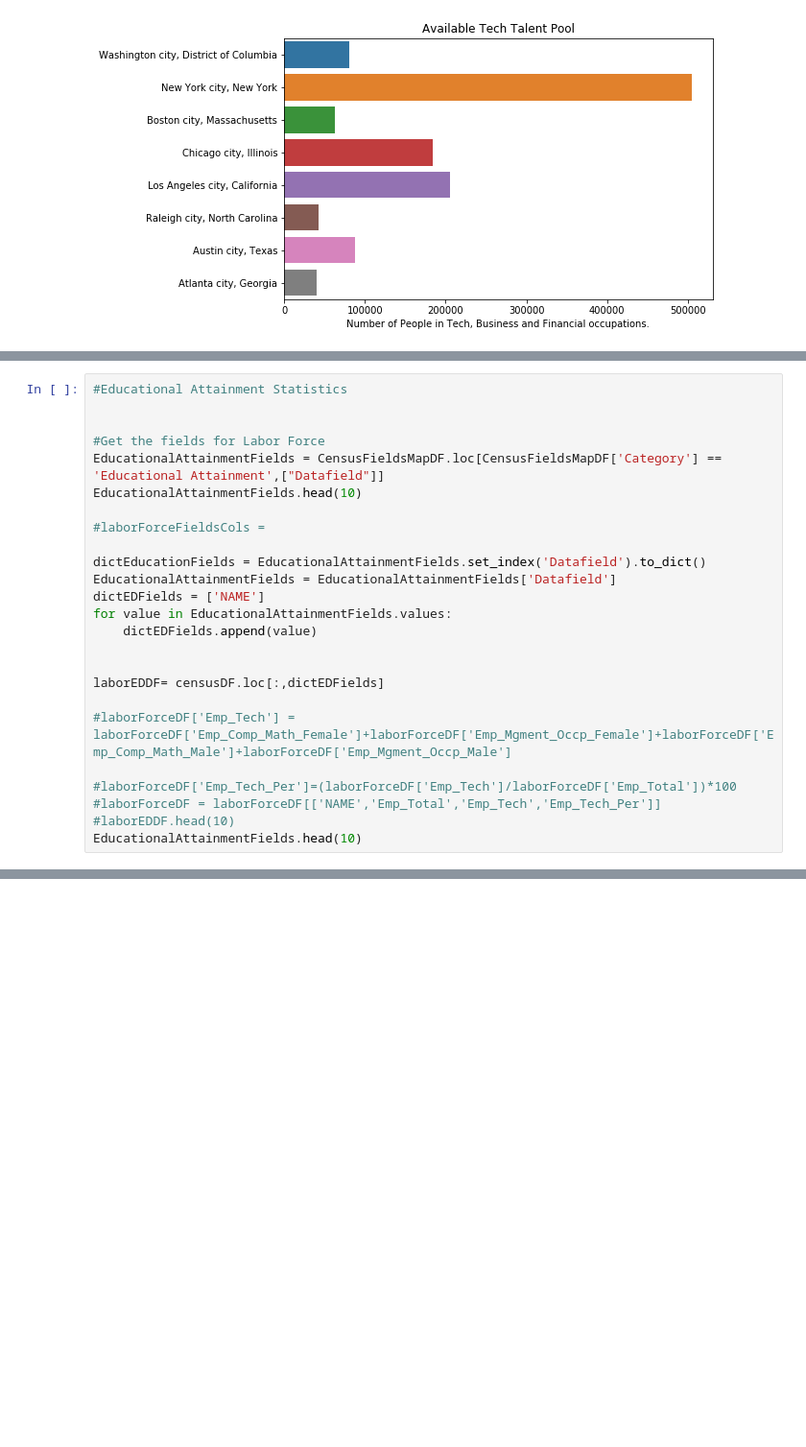
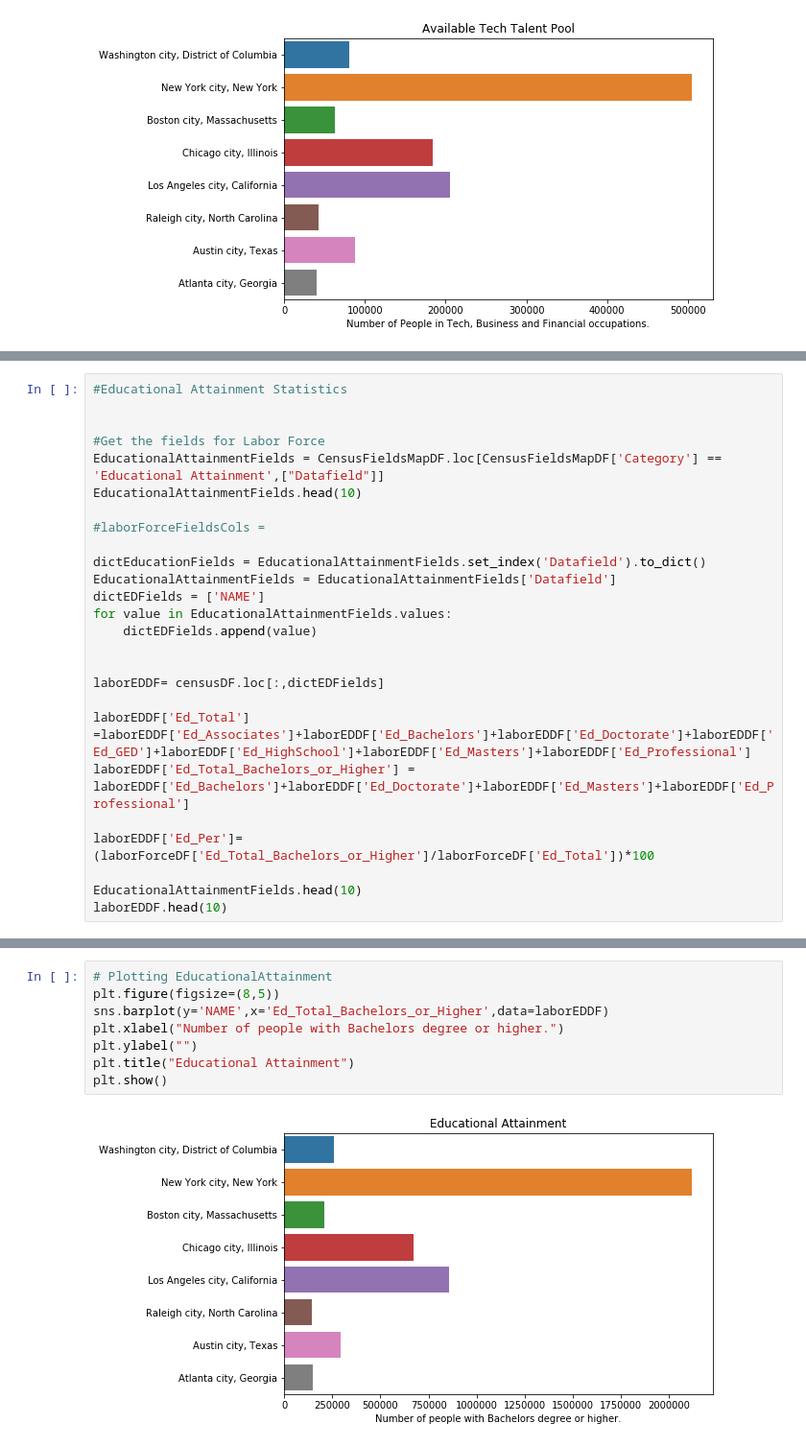
Before and after one commit to indranik/BC_Project1, a Jupyter notebook: Indu_Demographics.ipynb, the cells around one changed output, grey strips where cells are left out. Shown at 96% size. Cells and saved outputs as stored; diff of their text form; blank space fills up the shorter version.

```diff
--- a/Indu_Demographics.ipynb
+++ b/Indu_Demographics.ipynb
@@ -138,10 +139,11 @@ for value in EducationalAttainmentFields.values:
 
 laborEDDF= censusDF.loc[:,dictEDFields]
 
-#laborForceDF['Emp_Tech'] = laborForceDF['Emp_Comp_Math_Female']+laborForceDF['Emp_Mgment_Occp_Female']+laborForceDF['Emp_Comp_Math_Male']+laborForceDF['Emp_Mgment_Occp_Male']
+laborEDDF['Ed_Total'] =laborEDDF['Ed_Associates']+laborEDDF['Ed_Bachelors']+laborEDDF['Ed_Doctorate']+laborEDDF['Ed_GED']+laborEDDF['Ed_HighSchool']+laborEDDF['Ed_Masters']+laborEDDF['Ed_Professional']
+laborEDDF['Ed_Total_Bachelors_or_Higher'] = laborEDDF['Ed_Bachelors']+laborEDDF['Ed_Doctorate']+laborEDDF['Ed_Masters']+laborEDDF['Ed_Professional']
 
-#laborForceDF['Emp_Tech_Per']=(laborForceDF['Emp_Tech']/laborForceDF['Emp_Total'])*100
-#laborForceDF = laborForceDF[['NAME','Emp_Total','Emp_Tech','Emp_Tech_Per']]
-#laborEDDF.head(10)
+laborEDDF['Ed_Per']=(laborForceDF['Ed_Total_Bachelors_or_Higher']/laborForceDF['Ed_Total'])*100
+
 EducationalAttainmentFields.head(10)
+laborEDDF.head(10)
 # %% [output]
@@ -155,0 +159,10 @@ Name: Datafield, dtype: object
+# %%
+# Plotting EducationalAttainment
+plt.figure(figsize=(8,5))
+sns.barplot(y='NAME',x='Ed_Total_Bachelors_or_Higher',data=laborEDDF)
+plt.xlabel("Number of people with Bachelors degree or higher.")
+plt.ylabel("")
+plt.title("Educational Attainment")
+plt.show()
+# %% [output]
+[figure, added]
```
Also changed, not shown: parts of 2 cells of this notebook.
